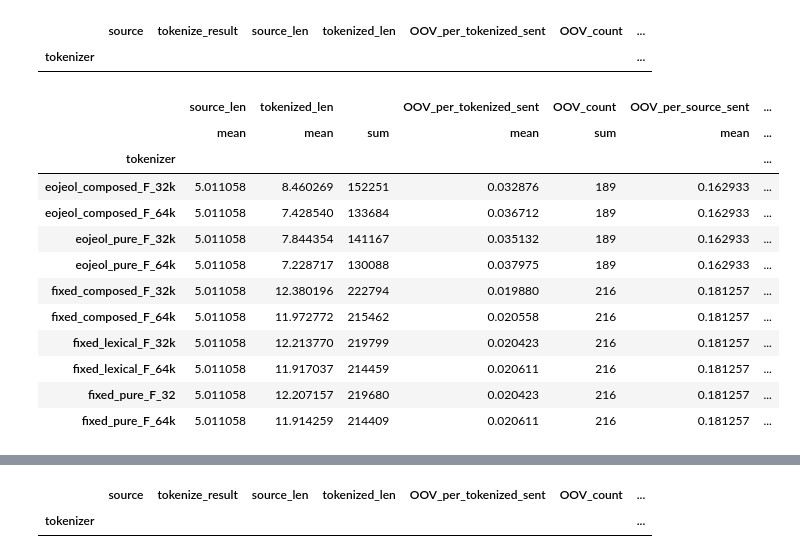
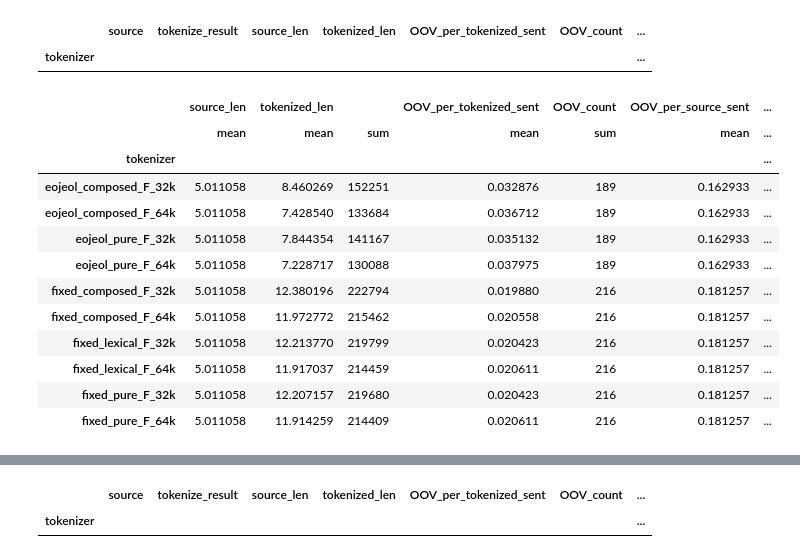
Before and after one commit to taeheejeon22/MorphSubDecomp-Korean, a Jupyter notebook: dataset_analysis/oov_analysis.ipynb, the cells around one changed output, grey strips where cells are left out. Drawn from its saved outputs; the diff is of its cells as text; code cells hidden in the pictures.

```diff
--- a/dataset_analysis/oov_analysis.ipynb
+++ b/dataset_analysis/oov_analysis.ipynb
@@ -556,9 +548,9 @@ def getOOVdividedbyAllTokens(corpus):
 import pandas as pd
 import re
 
-cola_train = pd.read_csv('dataset_analysis/tokenized/cola_train.tsv', sep='\t')
-cola_dev = pd.read_csv('dataset_analysis/tokenized/cola_dev.tsv', sep='\t')
-cola_test = pd.read_csv('dataset_analysis/tokenized/cola_test.tsv', sep='\t')
+cola_train = pd.read_csv('cola_train.tsv', sep='\t')
+cola_dev = pd.read_csv('cola_dev.tsv', sep='\t')
+cola_test = pd.read_csv('cola_test.tsv', sep='\t')
 cola = pd.concat([cola_train, cola_dev, cola_test])
 cola['tokenize_result'] = cola['tokenize_result'].apply(lambda x: removeCS(x))
 cola['source_len'] = cola['source'].apply(lambda x: len(x.split()))
@@ -576,28 +584,29 @@ cola[cola['tokenized_len'] > 128].groupby('tokenizer').count()
 |  | source | tokenize_result | source_len | tokenized_len | OOV_per_tokenized_sent | OOV_count | ... |
 | tokenizer |  |  |  |  |  |  | ... |
 # %%
-cola.groupby('tokenizer').agg({
+cola_group = cola.groupby('tokenizer').agg({
     'source_len': ['mean'],
     'tokenized_len': ['mean', 'sum'],
     'OOV_per_tokenized_sent': ['mean'],
     'OOV_count': ['sum'],
     'OOV_per_source_sent': ['mean'],
     '##_per_tokenized_sent': ['mean'],
     '##_count': ['sum'],
-    '##_per_source_sent': ['mean', 'size'],
+    '##_per_source_sent': ['mean'],
 })
+cola_group
 # %% [output]
 |  | source_len | tokenized_len |  | OOV_per_tokenized_sent | OOV_count | OOV_per_source_sent | ... |
 |  | mean | mean | sum | mean | sum | mean | ... |
 | tokenizer |  |  |  |  |  |  | ... |
 | eojeol_composed_F_32k | 5.011058 | 8.460269 | 152251 | 0.032876 | 189 | 0.162933 | ... |
 | eojeol_composed_F_64k | 5.011058 | 7.428540 | 133684 | 0.036712 | 189 | 0.162933 | ... |
 | eojeol_pure_F_32k | 5.011058 | 7.844354 | 141167 | 0.035132 | 189 | 0.162933 | ... |
 | eojeol_pure_F_64k | 5.011058 | 7.228717 | 130088 | 0.037975 | 189 | 0.162933 | ... |
 | fixed_composed_F_32k | 5.011058 | 12.380196 | 222794 | 0.019880 | 216 | 0.181257 | ... |
 | fixed_composed_F_64k | 5.011058 | 11.972772 | 215462 | 0.020558 | 216 | 0.181257 | ... |
 | fixed_lexical_F_32k | 5.011058 | 12.213770 | 219799 | 0.020423 | 216 | 0.181257 | ... |
 | fixed_lexical_F_64k | 5.011058 | 11.917037 | 214459 | 0.020611 | 216 | 0.181257 | ... |
-| fixed_pure_F_32 | 5.011058 | 12.207157 | 219680 | 0.020423 | 216 | 0.181257 | ... |
+| fixed_pure_F_32k | 5.011058 | 12.207157 | 219680 | 0.020423 | 216 | 0.181257 | ... |
 | fixed_pure_F_64k | 5.011058 | 11.914259 | 214409 | 0.020611 | 216 | 0.181257 | ... |
 # %%
```
Also changed, not shown: parts of 26 cells of this notebook, 2 other files.
